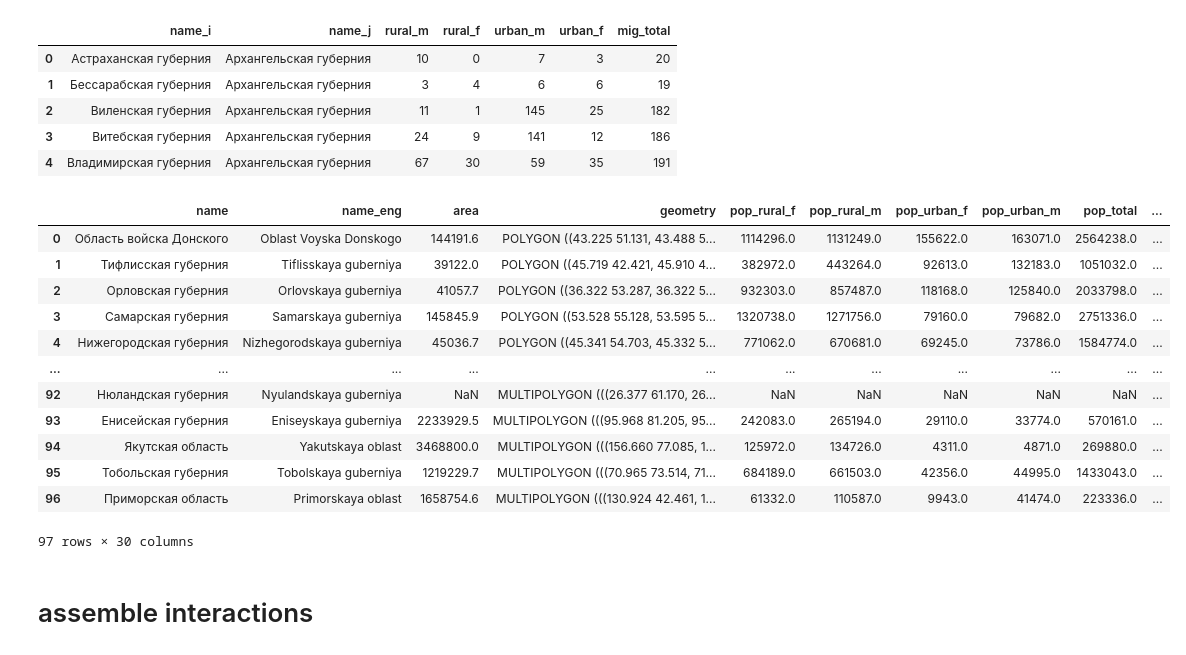
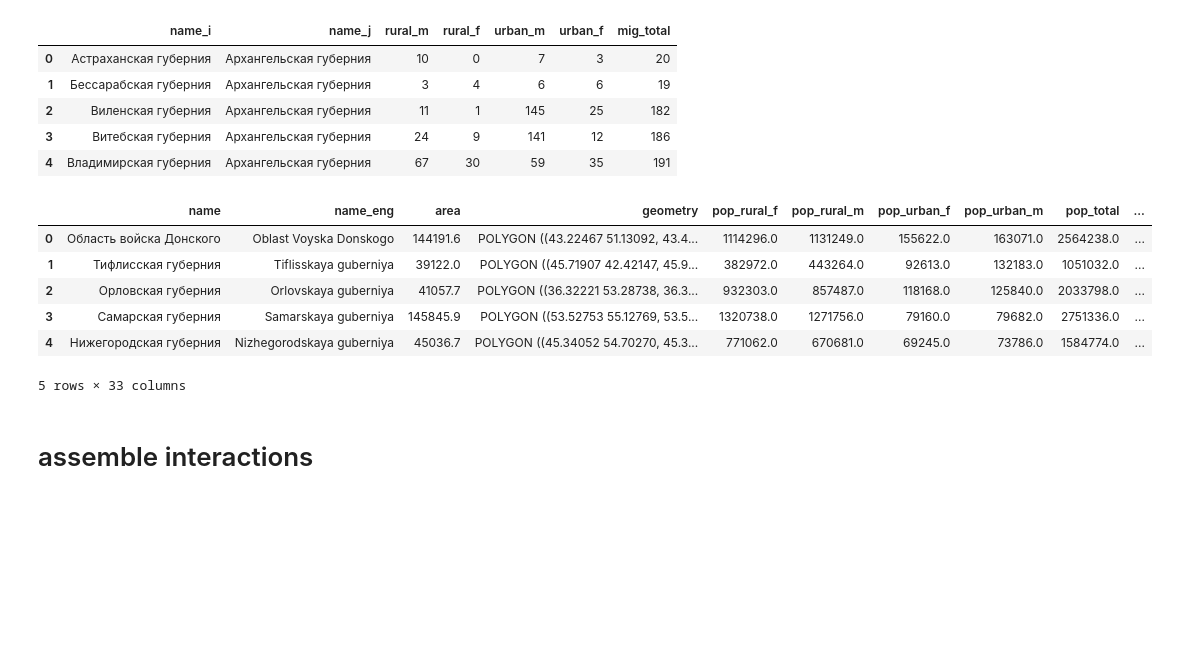
Before and after one commit to fant0md/empire-migrations-coursework, a Jupyter notebook: dataset-creation.ipynb, the cells around one changed output. Drawn from its saved outputs; the diff is of its cells as text; code cells hidden in the pictures; blank space fills up the shorter version.

```diff
--- a/dataset-creation.ipynb
+++ b/dataset-creation.ipynb
@@ -371,10 +402,11 @@ occupations_pc = pd.read_excel('data/occupations_edited.xlsx', sheet_name=1, hea
 occupations_pc = occupations_pc.loc[
     ~occupations_pc['name'].isna(),
     ['name', 'Urban?', 'population', 'agriculture', 'manufacturing', 'mining', 'construction']]
-occupations_pc = occupations_pc.pivot_table(index='name',
-                        columns='Urban?',
-                        values=['population', 'agriculture', 'manufacturing', 'mining', 'construction']) \
-.reset_index()
+occupations_pc = occupations_pc.pivot_table(
+    index='name',
+    columns='Urban?',
+    values=['population', 'agriculture', 'manufacturing', 'mining', 'construction']
+).reset_index()
 # %%
 occupations_pc.columns = [
     'name',
@@ -393,6 +425,8 @@ for i in ('agriculture', 'construction', 'manufacturing', 'mining'):
 for i in ('agriculture', 'construction', 'manufacturing', 'mining'):
     occupations[i] = occupations[f'{i}_urban'] + occupations[f'{i}_rural']
     occupations_pc[i] = (occupations[i] / (occupations['population_urban'] + occupations['population_rural'])).round(2)
+# %%
+occupations_pc['industry'] = occupations_pc[['manufacturing', 'mining']].sum(axis=1)
 # %%
 occupations_pc.head()
 # %% [output]
@@ -410,5 +444,7 @@ macroregions = pd.read_csv('data/macroregions.csv').loc[:, ['name', 'macroregion
 regions = geo.merge(population_t).merge(macroregions).merge(lit_rate) \
 .merge(r.loc[:, ['name', 'pop_rate']]).merge(industry_pc.loc[:, ['name', 'industry_pc']]) \
 .merge(agriculture_pc.loc[:, ['name', 'agriculture_pc']]).merge(pop_lan.drop('pop_total', axis=1)) \
-.merge(occupations_pc[['name', 'agriculture', 'manufacturing']], how='left')
-regions.head
+.merge(occupations_pc[['name', 'agriculture', 'industry']], how='left')
+regions.head()
+regions['density_total'] = regions['pop_total'] / regions['area']
+regions['density_rural'] = ( regions['pop_rural_m'] + regions['pop_rural_f'] ) / regions['area']
@@ -447,23 +465,19 @@ for k in ('i', 'j'):
     data_mig = migrations.groupby(f'name_{k}').agg({'mig_total' : 'sum'}).rename(columns={'mig_total':f'mig_{d[k]}'}).reset_index()
     regions = regions.merge(data_mig, how='left', left_on=['name'], right_on=[f'name_{k}']).drop(f'name_{k}', axis=1)
     regions[f'mig_of_pop_{d[k]}'] = regions[f'mig_{d[k]}'] / regions['pop_total']
+
+regions['mig_net_rate'] = (regions['mig_to'] - regions['mig_from']) / regions['pop_total']
 # %%
 regions.to_file('data/regions.geojson', driver='GeoJSON')
-regions
+regions.head()
 # %% [output]
 |  | name | name_eng | area | geometry | pop_rural_f | pop_rural_m | pop_urban_f | pop_urban_m | pop_total | ... |
-| 0 | Область войска Донского | Oblast Voyska Donskogo | 144191.6 | POLYGON ((43.225 51.131, 43.488 5... | 1114296.0 | 1131249.0 | 155622.0 | 163071.0 | 2564238.0 | ... |
-| 1 | Тифлисская губерния | Tiflisskaya guberniya | 39122.0 | POLYGON ((45.719 42.421, 45.910 4... | 382972.0 | 443264.0 | 92613.0 | 132183.0 | 1051032.0 | ... |
-| 2 | Орловская губерния | Orlovskaya guberniya | 41057.7 | POLYGON ((36.322 53.287, 36.322 5... | 932303.0 | 857487.0 | 118168.0 | 125840.0 | 2033798.0 | ... |
-| 3 | Самарская губерния | Samarskaya guberniya | 145845.9 | POLYGON ((53.528 55.128, 53.595 5... | 1320738.0 | 1271756.0 | 79160.0 | 79682.0 | 2751336.0 | ... |
-| 4 | Нижегородская губерния | Nizhegorodskaya guberniya | 45036.7 | POLYGON ((45.341 54.703, 45.332 5... | 771062.0 | 670681.0 | 69245.0 | 73786.0 | 1584774.0 | ... |
-| ... | ... | ... | ... | ... | ... | ... | ... | ... | ... | ... |
-| 92 | Нюландская губерния | Nyulandskaya guberniya | NaN | MULTIPOLYGON (((26.377 61.170, 26... | NaN | NaN | NaN | NaN | NaN | ... |
-| 93 | Енисейская губерния | Eniseyskaya guberniya | 2233929.5 | MULTIPOLYGON (((95.968 81.205, 95... | 242083.0 | 265194.0 | 29110.0 | 33774.0 | 570161.0 | ... |
-| 94 | Якутская область | Yakutskaya oblast | 3468800.0 | MULTIPOLYGON (((156.660 77.085, 1... | 125972.0 | 134726.0 | 4311.0 | 4871.0 | 269880.0 | ... |
-| 95 | Тобольская губерния | Tobolskaya guberniya | 1219229.7 | MULTIPOLYGON (((70.965 73.514, 71... | 684189.0 | 661503.0 | 42356.0 | 44995.0 | 1433043.0 | ... |
-| 96 | Приморская область | Primorskaya oblast | 1658754.6 | MULTIPOLYGON (((130.924 42.461, 1... | 61332.0 | 110587.0 | 9943.0 | 41474.0 | 223336.0 | ... |
+| 0 | Область войска Донского | Oblast Voyska Donskogo | 144191.6 | POLYGON ((43.22467 51.13092, 43.4... | 1114296.0 | 1131249.0 | 155622.0 | 163071.0 | 2564238.0 | ... |
+| 1 | Тифлисская губерния | Tiflisskaya guberniya | 39122.0 | POLYGON ((45.71907 42.42147, 45.9... | 382972.0 | 443264.0 | 92613.0 | 132183.0 | 1051032.0 | ... |
+| 2 | Орловская губерния | Orlovskaya guberniya | 41057.7 | POLYGON ((36.32221 53.28738, 36.3... | 932303.0 | 857487.0 | 118168.0 | 125840.0 | 2033798.0 | ... |
+| 3 | Самарская губерния | Samarskaya guberniya | 145845.9 | POLYGON ((53.52753 55.12769, 53.5... | 1320738.0 | 1271756.0 | 79160.0 | 79682.0 | 2751336.0 | ... |
+| 4 | Нижегородская губерния | Nizhegorodskaya guberniya | 45036.7 | POLYGON ((45.34052 54.70270, 45.3... | 771062.0 | 670681.0 | 69245.0 | 73786.0 | 1584774.0 | ... |
-97 rows × 30 columns
+5 rows × 33 columns
 # %% [markdown]
 # assemble interactions
 # %% [markdown]
```
Also changed, not shown: parts of 6 cells of this notebook, 4 other files.
